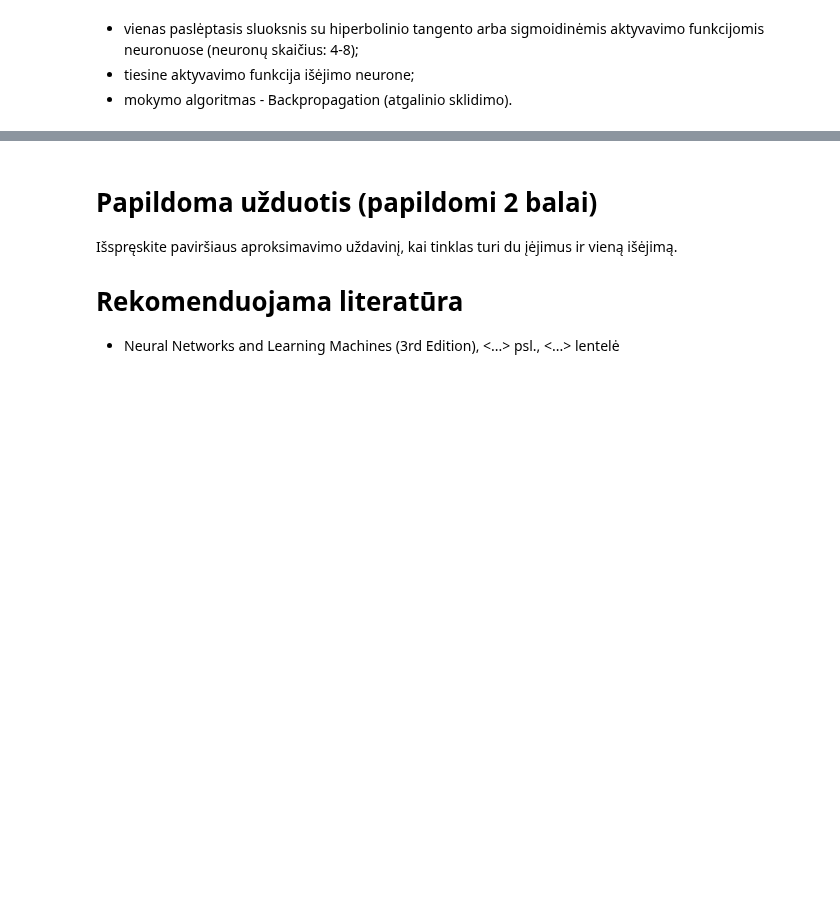
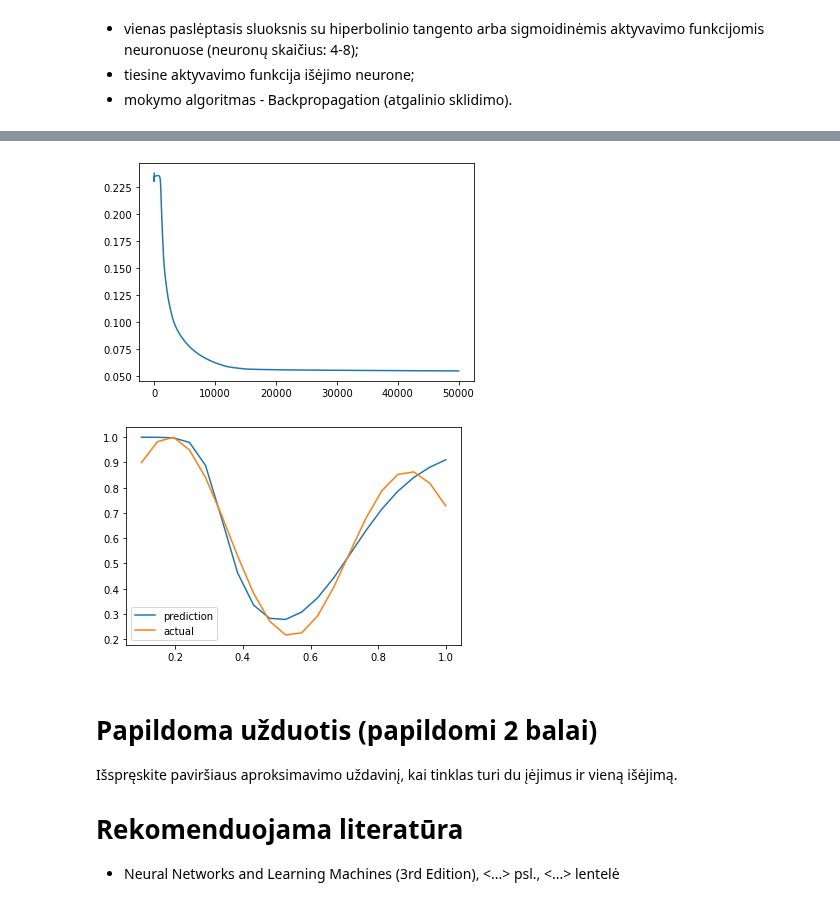
Before and after one commit to dbeliavskij/IS_Lab2, a Jupyter notebook: IS_LAB2.ipynb, the cells around one changed output, grey strips where cells are left out. Drawn from its saved outputs; the diff is of its cells as text; code cells hidden in the pictures; blank space fills up the shorter version.

```diff
--- a/IS_LAB2.ipynb
+++ b/IS_LAB2.ipynb
@@ -69,3 +85,16 @@ ValueError: setting an array element with a sequence.
+# %%
+network = NeuralNet(x.shape[0], 50000)
+for n in range(50000):
+    for i, a in zip(x, y_given):
+        network.update_input_output(i, a)
+        network.feedforward()
+        network.backprop()
+    network.update_error()
+network.report_error()
+network.predict_for_data_set(x, y_given)
+# %% [output]
+[figure, added]
+[figure, added]
 # %% [markdown]
 # Papildoma užduotis (papildomi 2 balai)
 Išspręskite paviršiaus aproksimavimo uždavinį, kai tinklas turi du įėjimus ir vieną išėjimą.
```
Also changed, not shown: parts of 4 cells of this notebook, 1 other file.
